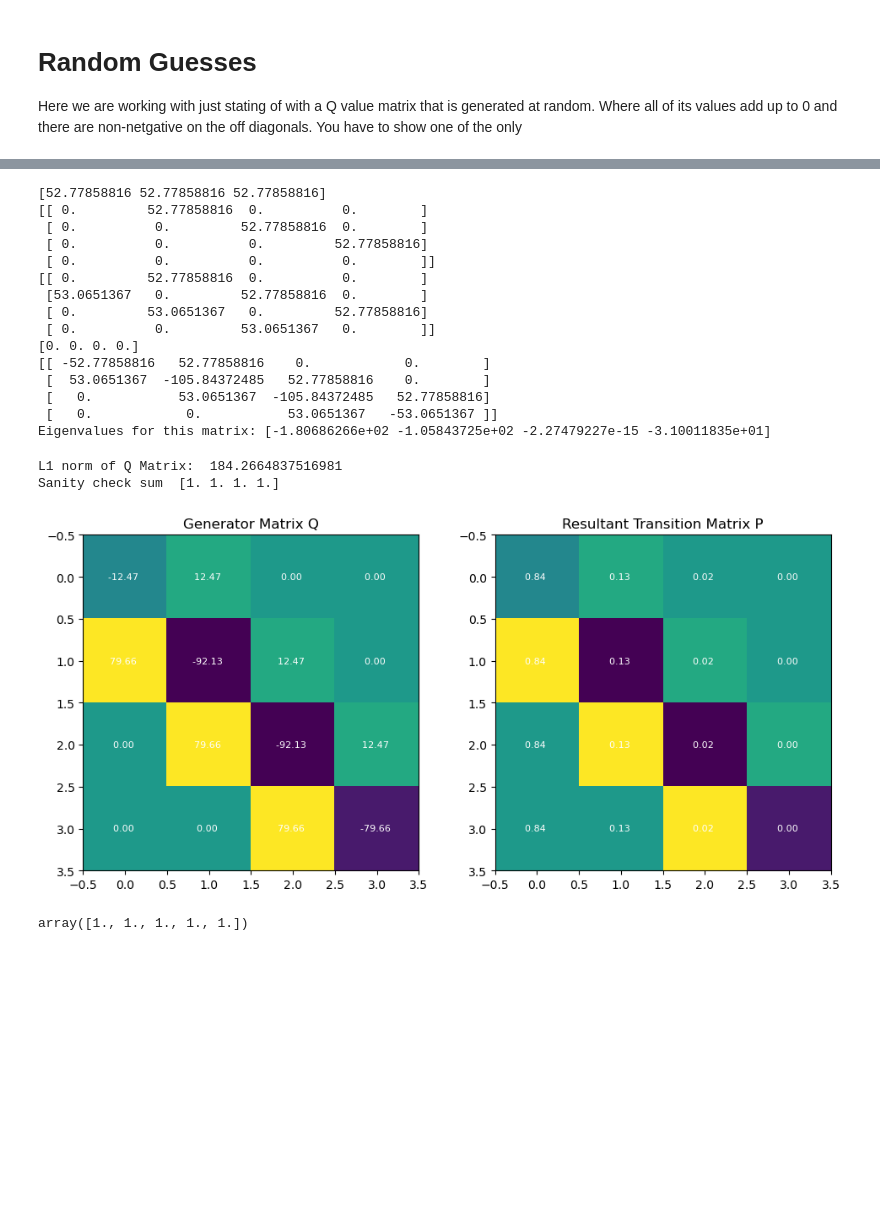
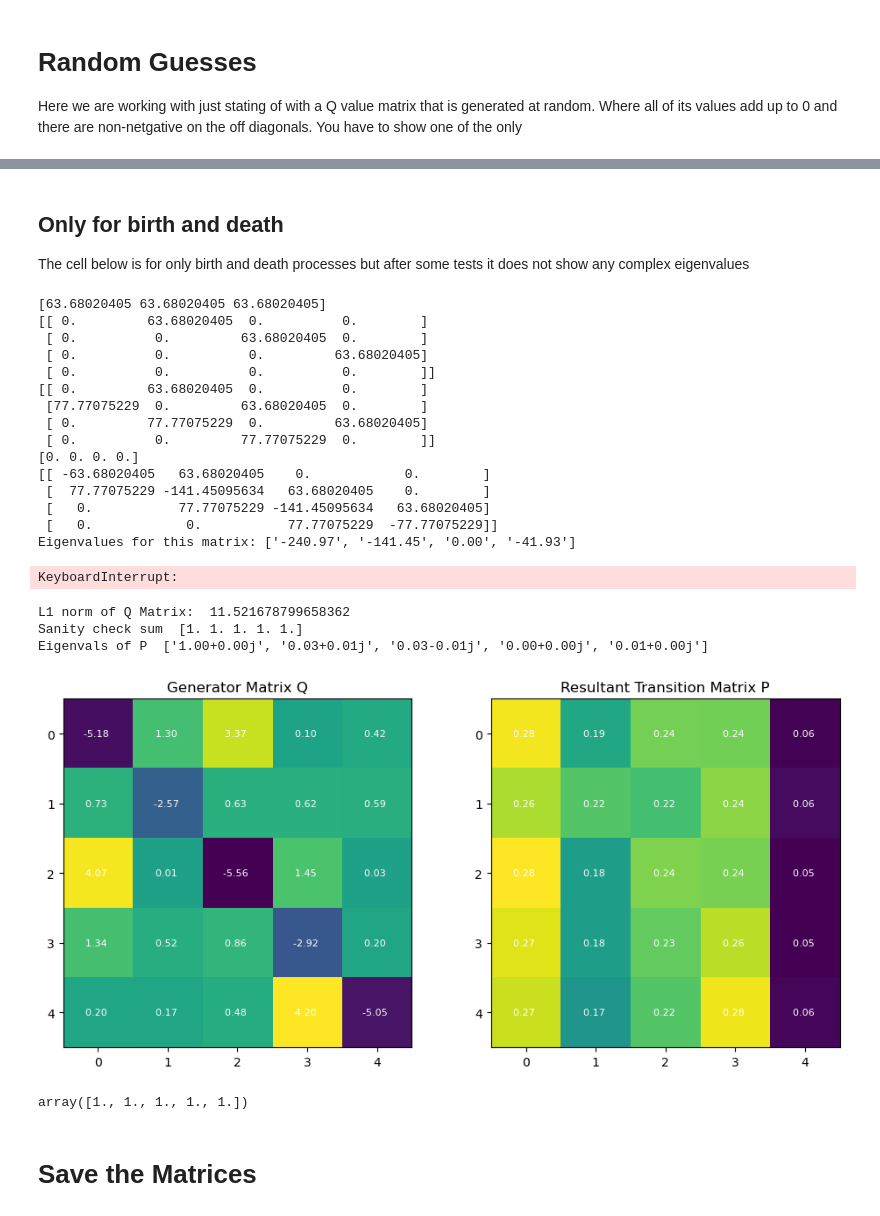
Before and after one commit to ottersome/StochasticProcesses, a Jupyter notebook: secondary_tools/Generating Matrices.ipynb, the cells around one changed output, grey strips where cells are left out. Saved outputs shown, nothing was run; the diff lists cells and outputs as text; code cells hidden in the pictures; blank space fills up the shorter version.

Commit message:
Adding more Complex Matrix Simulations

```diff
--- a/secondary_tools/Untitled.ipynb
+++ b/secondary_tools/Generating Matrices.ipynb
@@ -100,61 +116,73 @@ print(np.linalg.eigvals(rand_mat))
+# %% [markdown]
+## Only for birth and death
+The cell below is for only birth and death processes but after some tests it does not show any complex eigenvalues
 # %%
 #Same but only for Birth and Death
-rand_mat = np.zeros((mat_size,mat_size))
-arr_rate = np.random.uniform(0,100) * np.ones((mat_size-1))
-serv_rate = np.random.uniform(0,100) * np.ones((mat_size-1))
+while True:
+    clear_output(wait=True)
+    rand_mat = np.zeros((mat_size,mat_size))
+    arr_rate = np.random.uniform(0,100) * np.ones((mat_size-1))
+    serv_rate = np.random.uniform(0,100) * np.ones((mat_size-1))
 
-print(arr_rate)
-print(np.diag(arr_rate,1))
-rand_mat += np.diag(arr_rate,1)
-rand_mat += np.diag(serv_rate,-1)
-print(rand_mat)
-for i in range(mat_size):
-    rand_mat[i,i] = -1*(np.sum(rand_mat[i,:]) - rand_mat[i,i])
-print(np.sum(rand_mat,axis=1))
-print(rand_mat)
-print("Eigenvalues for this matrix:", np.linalg.eigvals(rand_mat))
+    print(arr_rate)
+    print(np.diag(arr_rate,1))
+    rand_mat += np.diag(arr_rate,1)
+    rand_mat += np.diag(serv_rate,-1)
+    print(rand_mat)
+    for i in range(mat_size):
+        rand_mat[i,i] = -1*(np.sum(rand_mat[i,:]) - rand_mat[i,i])
+    print(np.sum(rand_mat,axis=1))
+    print(rand_mat)
+    print("Eigenvalues for this matrix:", [ "{:.2f}".format(val) for val in np.linalg.eigvals(rand_mat)])
+    sleep(1)
 # %% [output]
-[52.77858816 52.77858816 52.77858816]
-[[ 0.         52.77858816  0.          0.        ]
- [ 0.          0.         52.77858816  0.        ]
- [ 0.          0.          0.         52.77858816]
+[63.68020405 63.68020405 63.68020405]
+[[ 0.         63.68020405  0.          0.        ]
+ [ 0.          0.         63.68020405  0.        ]
+ [ 0.          0.          0.         63.68020405]
  [ 0.          0.          0.          0.        ]]
-[[ 0.         52.77858816  0.          0.        ]
- [53.0651367   0.         52.77858816  0.        ]
- [ 0.         53.0651367   0.         52.77858816]
- [ 0.          0.         53.0651367   0.        ]]
+[[ 0.         63.68020405  0.          0.        ]
+ [77.77075229  0.         63.68020405  0.        ]
+ [ 0.         77.77075229  0.         63.68020405]
+ [ 0.          0.         77.77075229  0.        ]]
 [0. 0. 0. 0.]
-[[ -52.77858816   52.77858816    0.            0.        ]
- [  53.0651367  -105.84372485   52.77858816    0.        ]
- [   0.           53.0651367  -105.84372485   52.77858816]
- [   0.            0.           53.0651367   -53.0651367 ]]
-Eigenvalues for this matrix: [-1.80686266e+02 -1.05843725e+02 -2.27479227e-15 -3.10011835e+01]
+[[ -63.68020405   63.68020405    0.            0.        ]
+ [  77.77075229 -141.45095634   63.68020405    0.        ]
+ [   0.           77.77075229 -141.45095634   63.68020405]
+ [   0.            0.           77.77075229  -77.77075229]]
+Eigenvalues for this matrix: ['-240.97', '-141.45', '0.00', '-41.93']
+KeyboardInterrupt:
 # %%
 # Pretty Print it
 fig, axs = plt.subplots(1,2)
 font_size = 8
 fig.tight_layout()
 fig.set_size_inches(10,10)
 Q = rand_mat
+#Q = np.load('complex_generator.npy')
 
-P = scipy.linalg.expm(rand_mat)
+P = scipy.linalg.expm(Q)
 print("L1 norm of Q Matrix: ",np.linalg.norm(Q,ord=1) )
 print("Sanity check sum ",np.sum(P,axis=1))
+print("Eigenvals of P ", ["{:.2f}".format(val) for val in np.linalg.eigvals(P)])
 
 
 axs[0].imshow(Q)
 axs[0].set_title('Generator Matrix Q')
-axs[1].imshow(Q)
+axs[1].imshow(P)
 axs[1].set_title('Resultant Transition Matrix P')
 for i in range(Q.shape[0]):
     for j in range(Q.shape[1]):
         axs[0].text(j,i,"%2.2f " % Q[i,j],ha="center",va="center",color="w",fontsize=font_size)
         axs[1].text(j,i,"%2.2f " % P[i,j],ha="center",va="center",color="w",fontsize=font_size)
 # %% [output]
-L1 norm of Q Matrix:  184.2664837516981
-Sanity check sum  [1. 1. 1. 1.]
+L1 norm of Q Matrix:  11.521678799658362
+Sanity check sum  [1. 1. 1. 1. 1.]
+Eigenvals of P  ['1.00+0.00j', '0.03+0.01j', '0.03-0.01j', '0.00+0.00j', '0.01+0.00j']
-[figure, old version]
+[figure, new version]
 # %%
 # Then get the Transition probability matrix
 # %% [output]
 array([1., 1., 1., 1., 1.])
+# %% [markdown]
+# Save the Matrices
```
Also changed, not shown: parts of 6 cells of this notebook, 8 other files.
